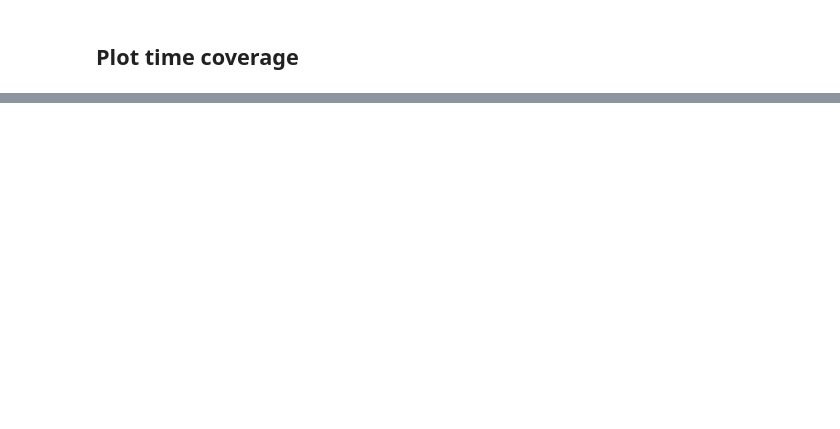
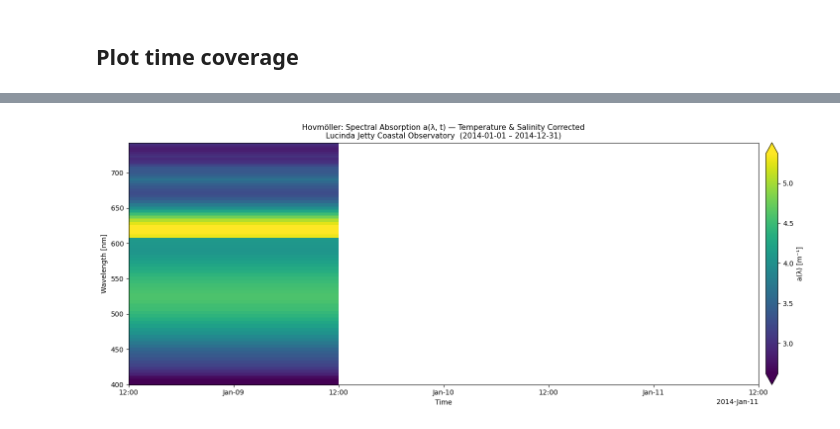
Before and after one commit to aodn/aodn_cloud_optimised, a Jupyter notebook: notebooks/station_lucinda_jetty_hourly_wetlabs_acs.ipynb, the cells around one changed output, grey strips where cells are left out. Saved outputs shown, nothing was run; the diff lists cells and outputs as text; code cells hidden in the pictures; blank space fills up the shorter version.

```diff
--- a/notebooks/station_lucinda_jetty_hourly_wetlabs_acs.ipynb
+++ b/notebooks/station_lucinda_jetty_hourly_wetlabs_acs.ipynb
@@ -88,0 +141,37 @@ time_series_df = aodn_dataset.plot_gridded_variable(var_name='analysed_sst',
+# %%
+import matplotlib.pyplot as plt
+
+xds = aodn_dataset.zarr_store
+
+# --- User parameters ---
+DATE_START = '2014-01-01'
+DATE_END   = '2014-12-31'
+# -----------------------
+
+ds_sub = xds.sel(TIME=slice(DATE_START, DATE_END))
+
+# QC-filter then resample to daily median using xarray natively
+# (handles dimension order, datetime coords, and float types automatically)
+a_da    = ds_sub['tsc_data_a'].where(ds_sub['tsc_data_a_quality_control'] <= 2)
+a_daily = a_da.resample(TIME='1D').median('TIME')
+
+fig, ax = plt.subplots(figsize=(16, 6))
+a_daily.plot(
+    x='TIME',
+    y='WAVELENGTH_a',
+    cmap='viridis',
+    robust=True,                             # clips colour scale to 2nd–98th percentile
+    ax=ax,
+    cbar_kwargs={'label': 'a(λ) [m⁻¹]', 'pad': 0.01},
+)
+ax.set_xlabel('Time')
+ax.set_ylabel('Wavelength [nm]')
+ax.set_title(
+    f'Hovmöller: Spectral Absorption a(λ, t) — Temperature & Salinity Corrected\n'
+    f'Lucinda Jetty Coastal Observatory  ({DATE_START} – {DATE_END})',
+    fontsize=11,
+)
+plt.tight_layout()
+plt.show()
+# %% [output]
+[figure, added]
```
Also changed, not shown: parts of 17 cells of this notebook, 3 other files.
